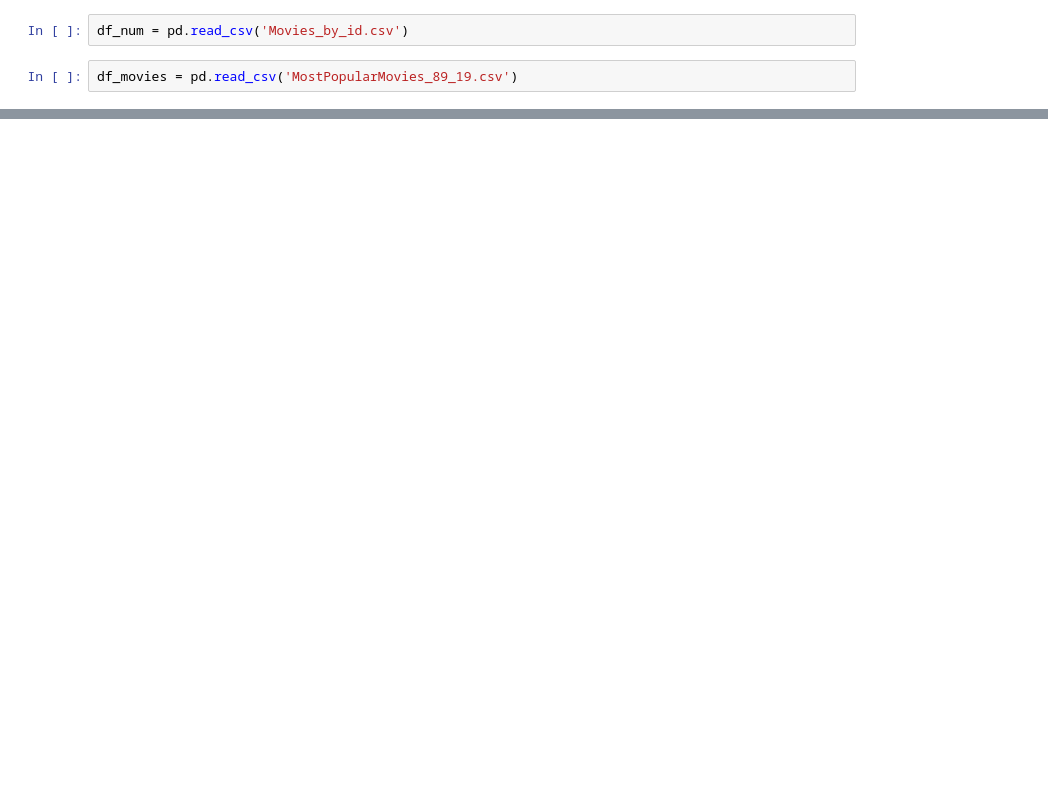
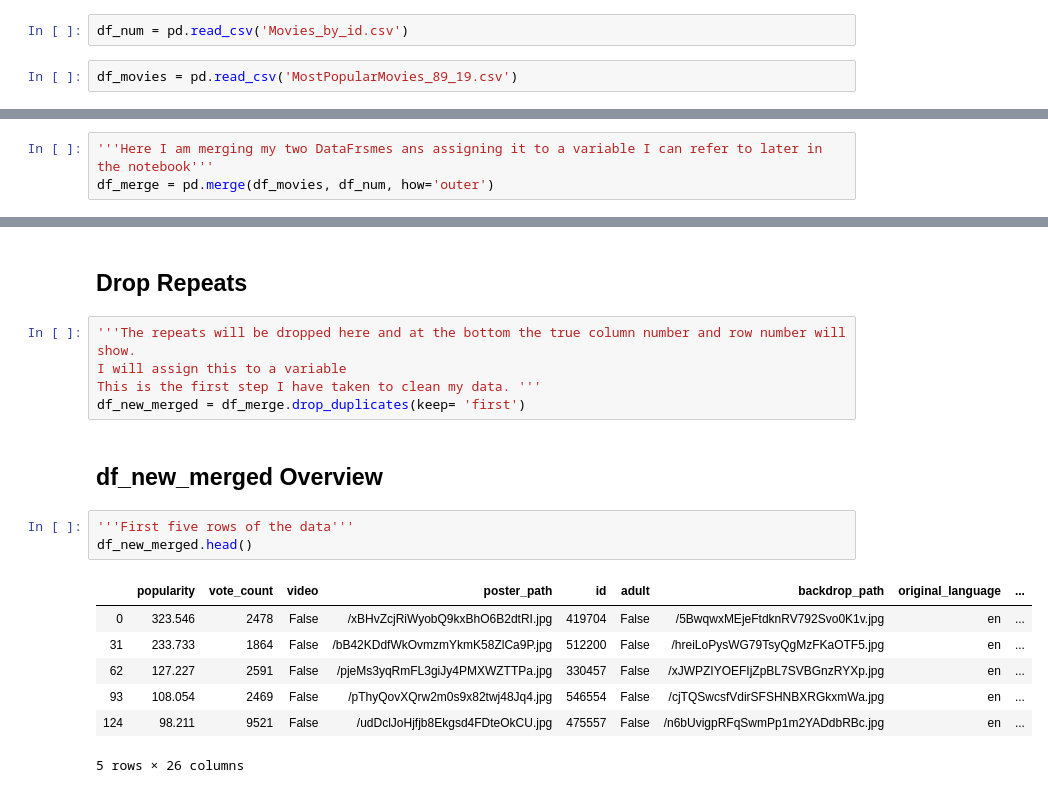
Before and after one commit to bmor2552/MovieProj, a Jupyter notebook: Merged_DataFrame.ipynb, the cells around one changed output, grey strips where cells are left out. Cells and saved outputs as stored; diff of their text form; blank space fills up the shorter version.

```diff
--- a/Merged_DataFrame.ipynb
+++ b/Merged_DataFrame.ipynb
@@ -27,0 +232,3 @@ Index(['adult', 'backdrop_path', 'belongs_to_collection', 'budget', 'genres',
+# %%
+'''Here I am merging my two DataFrsmes ans assigning it to a variable I can refer to later in the notebook'''
+df_merge = pd.merge(df_movies, df_num, how='outer')
@@ -27,0 +282,20 @@ Index(['adult', 'backdrop_path', 'belongs_to_collection', 'budget', 'genres',
+# %% [markdown]
+## Drop Repeats
+# %%
+'''The repeats will be dropped here and at the bottom the true column number and row number will show.
+I will assign this to a variable
+This is the first step I have taken to clean my data. '''
+df_new_merged = df_merge.drop_duplicates(keep= 'first')
+# %% [markdown]
+## df_new_merged Overview
+# %%
+'''First five rows of the data'''
+df_new_merged.head()
+# %% [output]
+|  | popularity | vote_count | video | poster_path | id | adult | backdrop_path | original_language | ... |
+| 0 | 323.546 | 2478 | False | /xBHvZcjRiWyobQ9kxBhO6B2dtRI.jpg | 419704 | False | /5BwqwxMEjeFtdknRV792Svo0K1v.jpg | en | ... |
+| 31 | 233.733 | 1864 | False | /bB42KDdfWkOvmzmYkmK58ZlCa9P.jpg | 512200 | False | /hreiLoPysWG79TsyQgMzFKaOTF5.jpg | en | ... |
+| 62 | 127.227 | 2591 | False | /pjeMs3yqRmFL3giJy4PMXWZTTPa.jpg | 330457 | False | /xJWPZIYOEFIjZpBL7SVBGnzRYXp.jpg | en | ... |
+| 93 | 108.054 | 2469 | False | /pThyQovXQrw2m0s9x82twj48Jq4.jpg | 546554 | False | /cjTQSwcsfVdirSFSHNBXRGkxmWa.jpg | en | ... |
+| 124 | 98.211 | 9521 | False | /udDclJoHjfjb8Ekgsd4FDteOkCU.jpg | 475557 | False | /n6bUvigpRFqSwmPp1m2YADdbRBc.jpg | en | ... |
+5 rows × 26 columns
```
Also changed, not shown: parts of 40 cells of this notebook.
